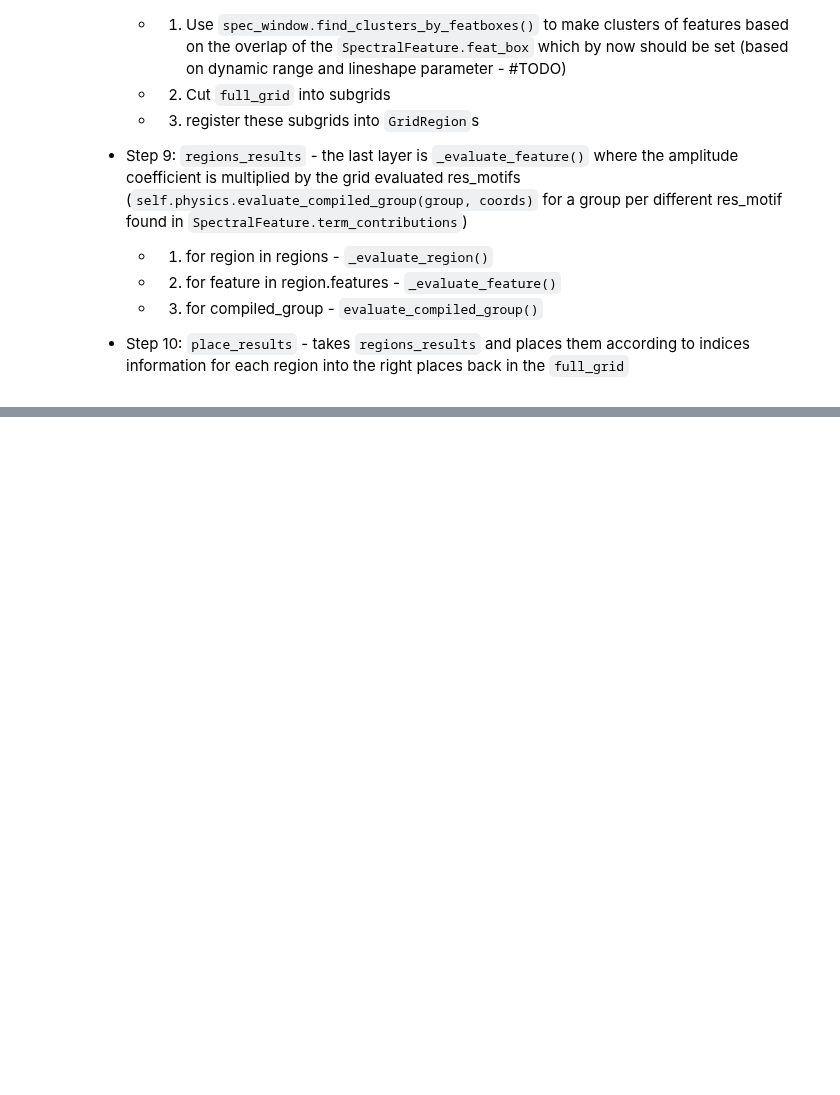
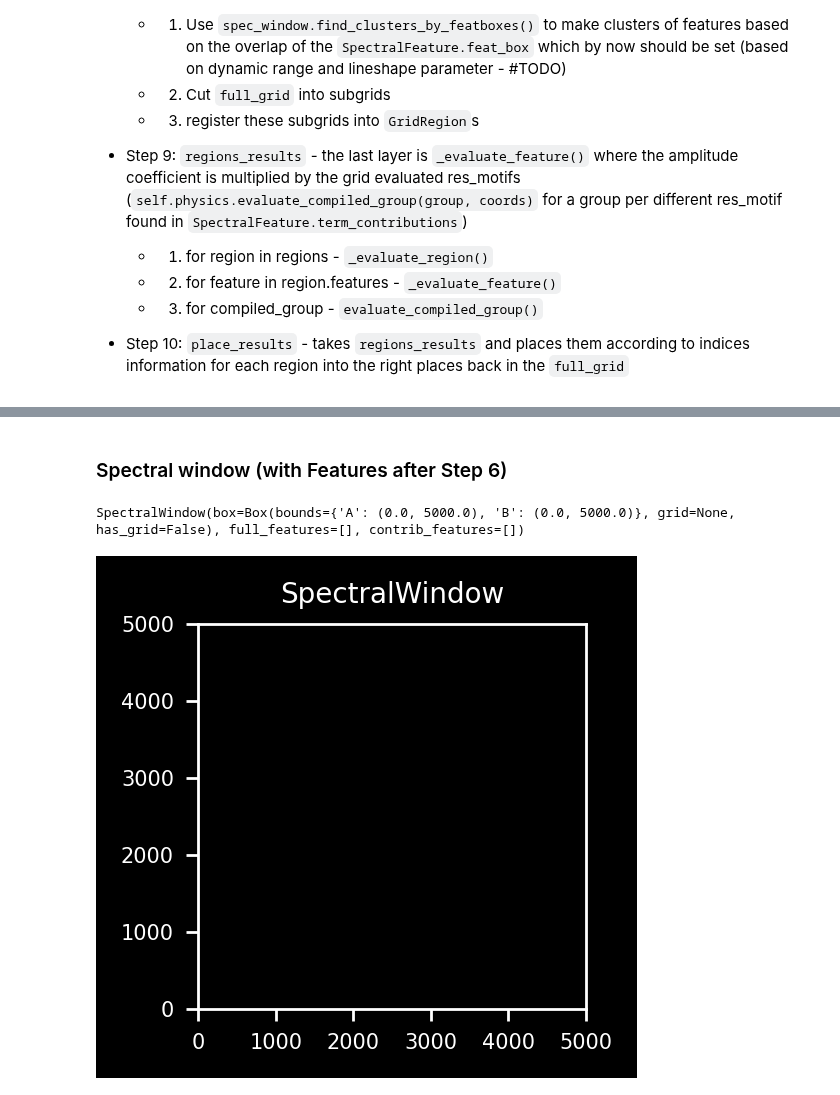
Before and after one commit to wilson-gv-project/wilson-gv, a Jupyter notebook: examples/eval_workflow_demo.ipynb, the cells around one changed output, grey strips where cells are left out. Drawn from its saved outputs; the diff is of its cells as text; code cells hidden in the pictures; blank space fills up the shorter version.

```diff
--- a/examples/eval_workflow_demo.ipynb
+++ b/examples/eval_workflow_demo.ipynb
@@ -396,0 +560,32 @@ Part 5:
+# %% [markdown]
+### Spectral window (with Features after Step 6)
+# %%
+simulation.spec_eval_setup.ev_info.spectral_window
+# %% [output]
+SpectralWindow(box=Box(bounds={'A': (0.0, 5000.0), 'B': (0.0, 5000.0)}, grid=None, has_grid=False), full_features=[], contrib_features=[])
+# %%
+def plot_spec_window(spec_window, point_size=30):
+    with plt.rc_context({
+        "font.size": 8,
+        "axes.titlesize": 8,
+        "axes.labelsize": 6,
+        "xtick.labelsize": 6,
+        "ytick.labelsize": 6,
+    }):
+        fig, ax = plt.subplots(figsize=(2, 2), dpi=250)
+        ax.set_xlim(*spec_window.box.bounds['B'])
+        ax.set_ylim(*spec_window.box.bounds['A'])
+        if spec_window.full_features:
+            title = 'SpectralWindow with Features'
+        else:
+            title = 'SpectralWindow'
+
+        plt.title(title)
+
+        plot_features(ax, spec_window.full_features, point_size=point_size)
+
+        plt.show()
+# %%
+plot_spec_window(simulation.spec_eval_setup.ev_info.spectral_window)
+# %% [output]
+[figure, added]
```
Also changed, not shown: parts of 39 cells of this notebook.
